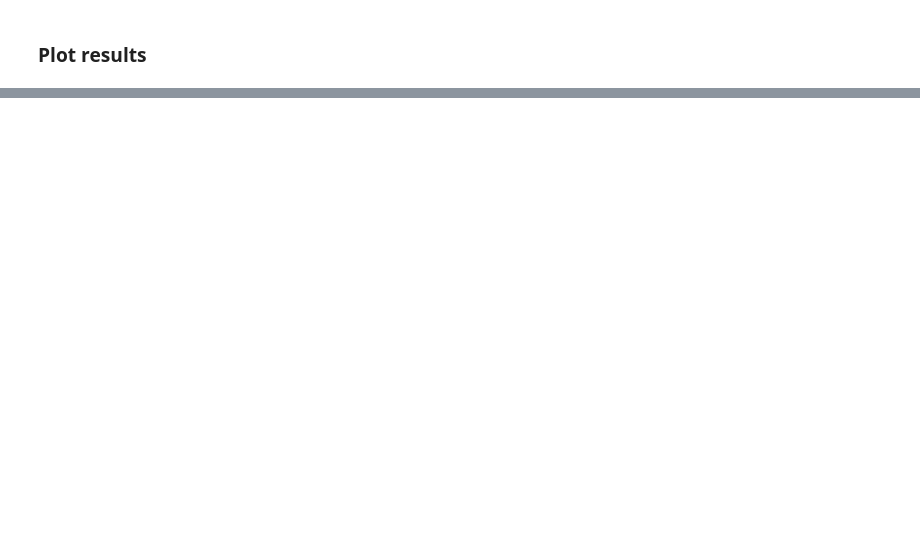
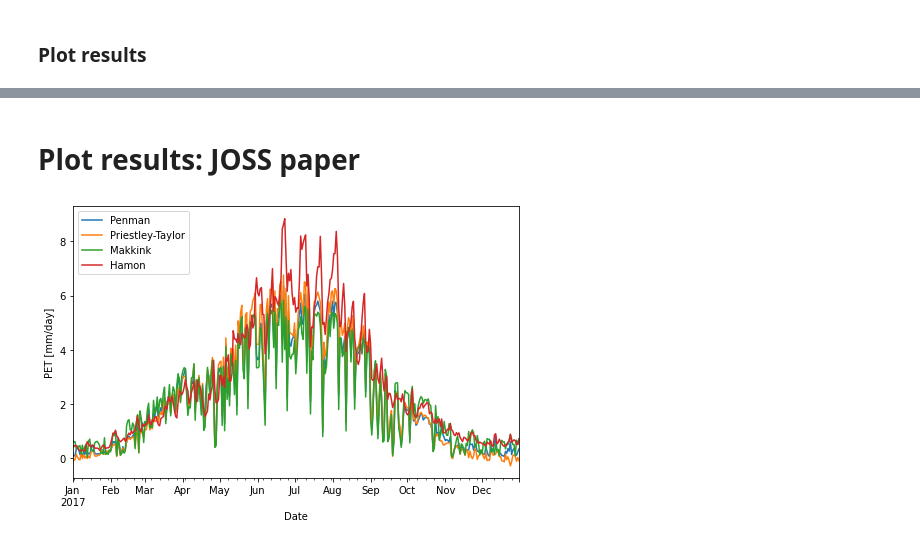
Before and after one commit to pyet-org/pyet, a Jupyter notebook: examples/example_FAO-56.ipynb, the cells around one changed output, grey strips where cells are left out. Drawn from its saved outputs; the diff is of its cells as text; code cells hidden in the pictures; blank space fills up the shorter version.

Commit message:
Added JOSS paper, corrected variables

```diff
--- a/examples/example_FAO-56.ipynb
+++ b/examples/example_FAO-56.ipynb
@@ -63,0 +61,14 @@ plt.legend()
+# %% [markdown]
+# Plot results: JOSS paper
+# %%
+fig = plt.figure(figsize=(8,5))
+et_penman.plot(label="Penman")
+et_pt.plot(label="Priestley-Taylor")
+et_mak.plot(label="Makkink")
+et_hamon.plot(label="Hamon")
+plt.ylabel("PET [mm/day]")
+plt.xlabel("Date")
+plt.legend(loc=2)
+plt.savefig("Figure1.png", dpi=300)
+# %% [output]
+[figure, added]
```
Also changed, not shown: parts of 7 cells of this notebook, 14 other files.
